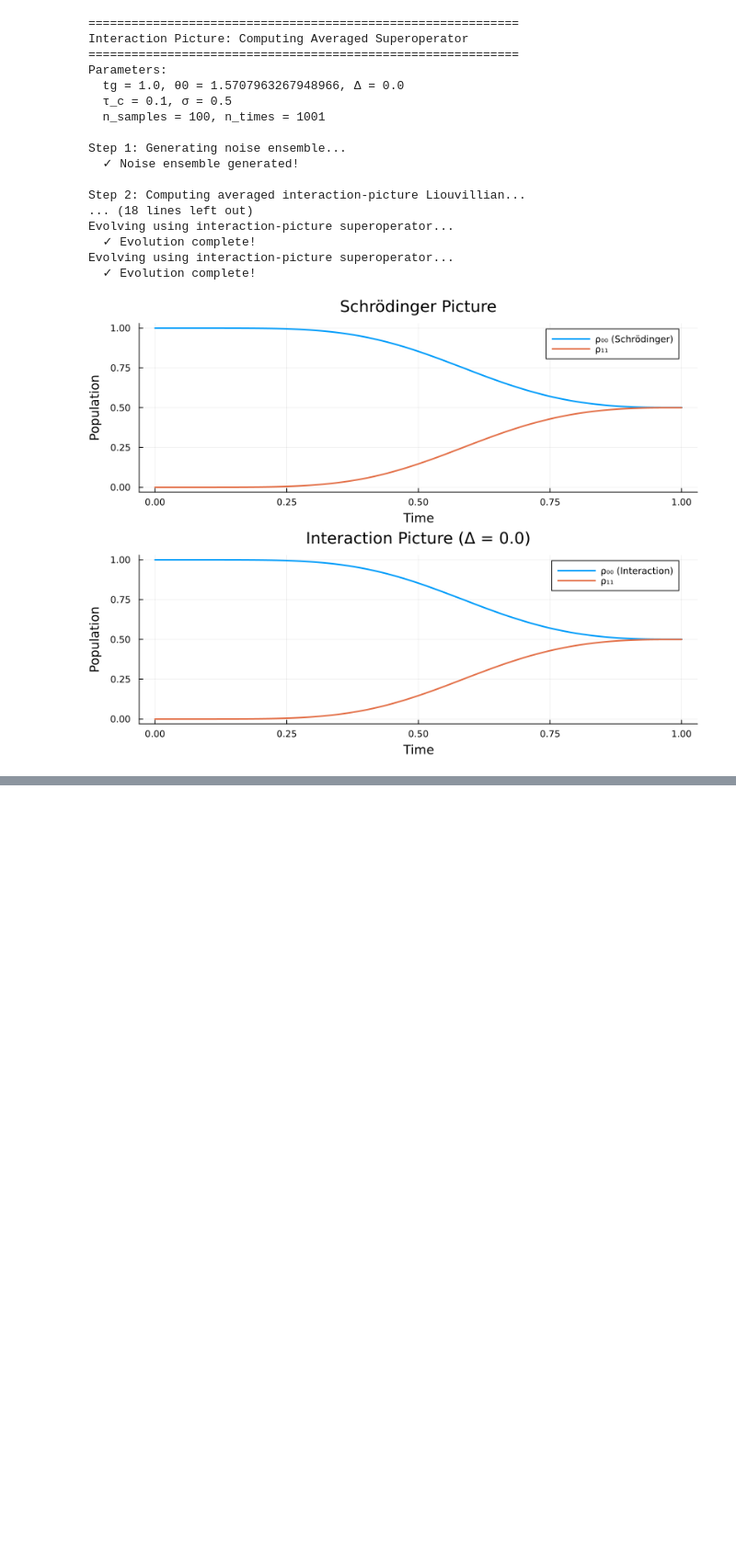
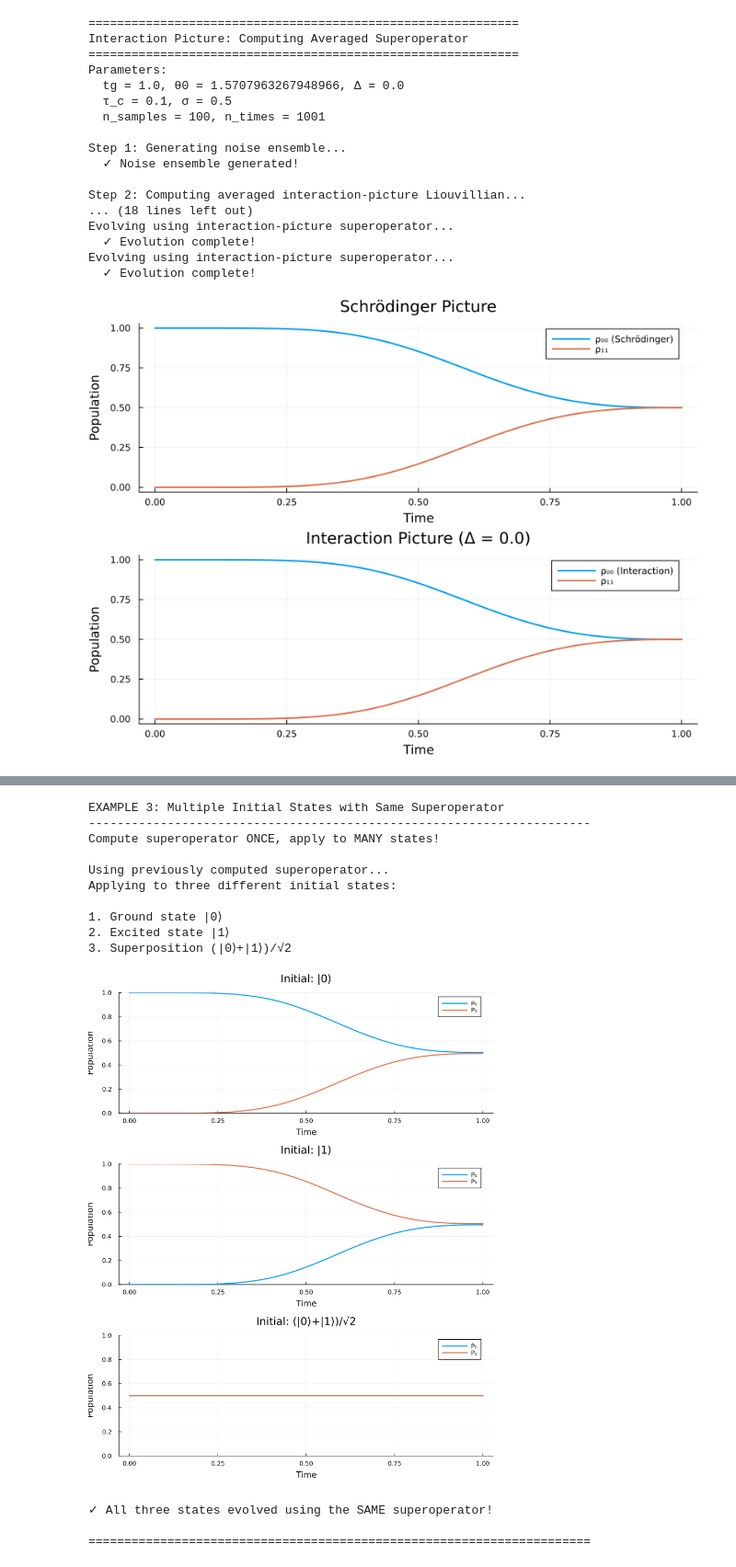
Before and after one commit to JerisonP/quantum-noise-modeling, a Jupyter notebook: quantum-noise.ipynb, the cells around one changed output, grey strips where cells are left out. Shown at 92% size. Drawn from its saved outputs; the diff is of its cells as text; code cells hidden in the pictures; blank space fills up the shorter version.

```diff
--- a/quantum-noise.ipynb
+++ b/quantum-noise.ipynb
@@ -460,0 +568,77 @@ Sweep Complete!
+# %%
+# ============================================================================
+# EXAMPLE 3: Multiple Initial States
+# ============================================================================
+
+println("EXAMPLE 3: Multiple Initial States with Same Superoperator")
+println("-" ^70)
+println("Compute superoperator ONCE, apply to MANY states!\n")
+
+# Use the same superoperator we already computed
+println("Using previously computed superoperator...")
+println("Applying to three different initial states:\n")
+
+# Initial states
+ρ0_ground = ground_state()
+ρ0_excited = excited_state()
+ρ0_super = superposition_state(1.0, 1.0)  # (|0⟩ + |1⟩)/√2
+
+# Evolve all three
+println("1. Ground state |0⟩")
+result_ground = apply_interaction_superoperator(ρ0_ground, sup_I, verbose=false)
+
+println("2. Excited state |1⟩")
+result_excited = apply_interaction_superoperator(ρ0_excited, sup_I, verbose=false)
+
+println("3. Superposition (|0⟩+|1⟩)/√2")
+result_super = apply_interaction_superoperator(ρ0_super, sup_I, verbose=false)
+
+# Extract populations
+pops_g = extract_populations(result_ground.ρ_lab)
+pops_e = extract_populations(result_excited.ρ_lab)
+pops_s = extract_populations(result_super.ρ_lab)
+
+# Plot all three
+p3a = plot(result_ground.times, pops_g.P0,
+          label="P₀", linewidth=2,
+          xlabel="Time", ylabel="Population",
+          title="Initial: |0⟩", ylims=(0,1))
+plot!(p3a, result_ground.times, pops_g.P1,
+      label="P₁", linewidth=2)
+
+p3b = plot(result_excited.times, pops_e.P0,
+          label="P₀", linewidth=2,
+          xlabel="Time", ylabel="Population",
+          title="Initial: |1⟩", ylims=(0,1))
+plot!(p3b, result_excited.times, pops_e.P1,
+      label="P₁", linewidth=2)
+
+p3c = plot(result_super.times, pops_s.P0,
+          label="P₀", linewidth=2,
+          xlabel="Time", ylabel="Population",
+          title="Initial: (|0⟩+|1⟩)/√2", ylims=(0,1))
+plot!(p3c, result_super.times, pops_s.P1,
+      label="P₁", linewidth=2)
+
+p3 = plot(p3a, p3b, p3c, layout=(3,1), size=(800, 1000))
+display(p3)
+savefig(p3, "example3_multiple_states.png")
+
+println("\n✓ All three states evolved using the SAME superoperator!")
+
+println("\n" * "="^70 * "\n")
+# %% [output]
+EXAMPLE 3: Multiple Initial States with Same Superoperator
+----------------------------------------------------------------------
+Compute superoperator ONCE, apply to MANY states!
+
+Using previously computed superoperator...
+Applying to three different initial states:
+
+1. Ground state |0⟩
+2. Excited state |1⟩
+3. Superposition (|0⟩+|1⟩)/√2
+[figure, added]
+✓ All three states evolved using the SAME superoperator!
+
+======================================================================
```
Also changed, not shown: parts of 8 cells of this notebook, 1 other file.
